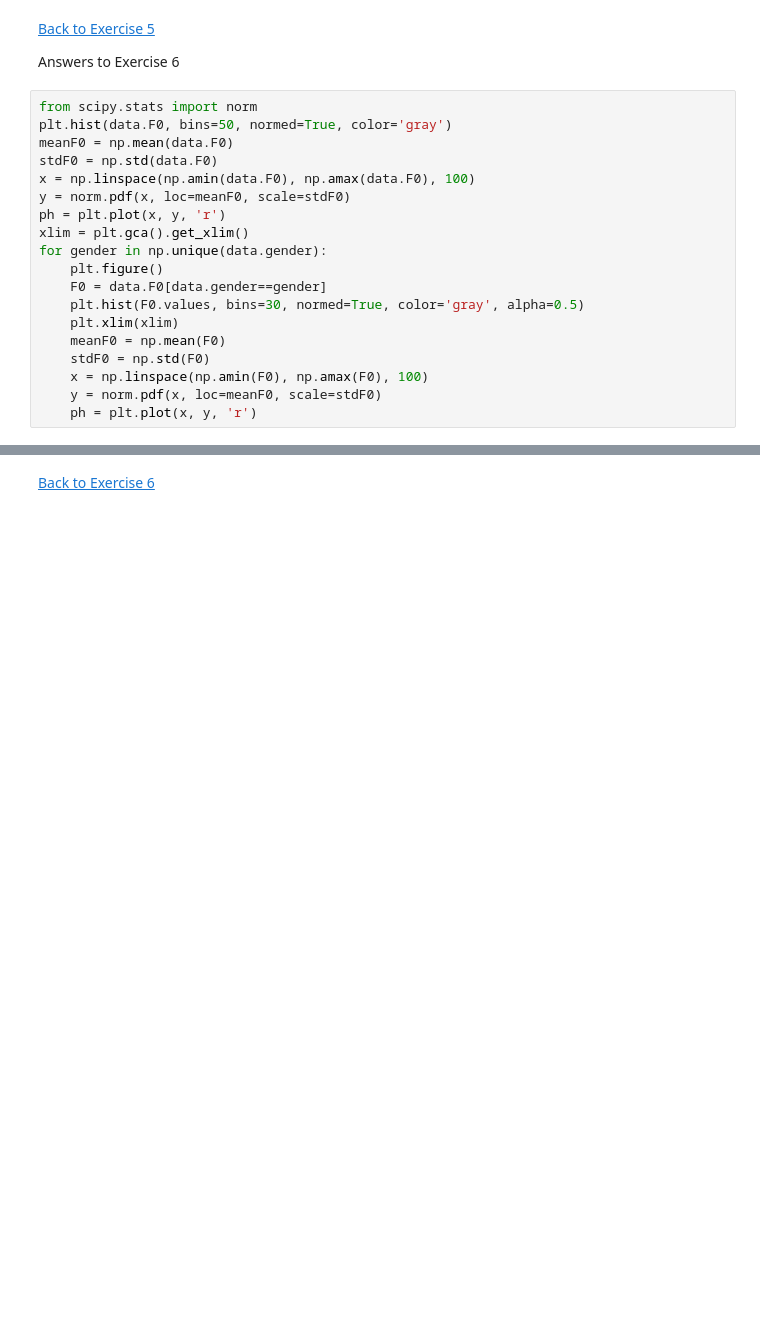
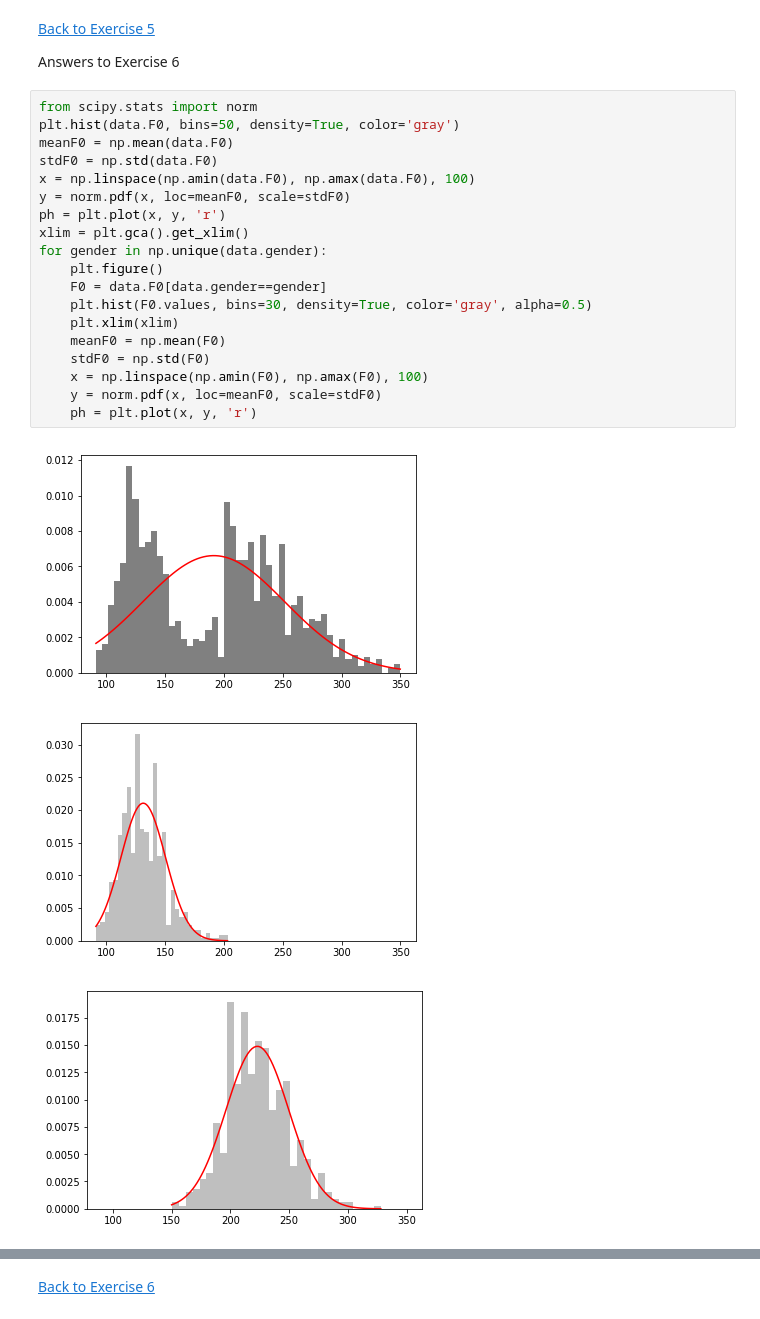
Before and after one commit to DoctorYe/shbt-datavis, a Jupyter notebook: notebook_s2/py_exp_comp_s2_sol.ipynb, the cells around one changed output, grey strips where cells are left out. Cells and saved outputs as stored; diff of their text form; blank space fills up the shorter version.

```diff
--- a/notebook_s2/py_exp_comp_s2_sol.ipynb
+++ b/notebook_s2/py_exp_comp_s2_sol.ipynb
@@ -232,20 +279,24 @@ ph = plt.xlabel('F0 (Hz)')
 <a name="ex6answer">Answers to Exercise 6</a>
 # %%
 from scipy.stats import norm
-plt.hist(data.F0, bins=50, normed=True, color='gray')
+plt.hist(data.F0, bins=50, density=True, color='gray')
 meanF0 = np.mean(data.F0)
 stdF0 = np.std(data.F0)
 x = np.linspace(np.amin(data.F0), np.amax(data.F0), 100)
 y = norm.pdf(x, loc=meanF0, scale=stdF0)
 ph = plt.plot(x, y, 'r')
 xlim = plt.gca().get_xlim()
 for gender in np.unique(data.gender):
     plt.figure()
     F0 = data.F0[data.gender==gender]
-    plt.hist(F0.values, bins=30, normed=True, color='gray', alpha=0.5)
+    plt.hist(F0.values, bins=30, density=True, color='gray', alpha=0.5)
     plt.xlim(xlim)
     meanF0 = np.mean(F0)
     stdF0 = np.std(F0)
     x = np.linspace(np.amin(F0), np.amax(F0), 100)
     y = norm.pdf(x, loc=meanF0, scale=stdF0)
     ph = plt.plot(x, y, 'r')
+# %% [output]
+[figure, added]
+[figure, added]
+[figure, added]
```
Also changed, not shown: parts of 16 cells of this notebook, 3 other files.
